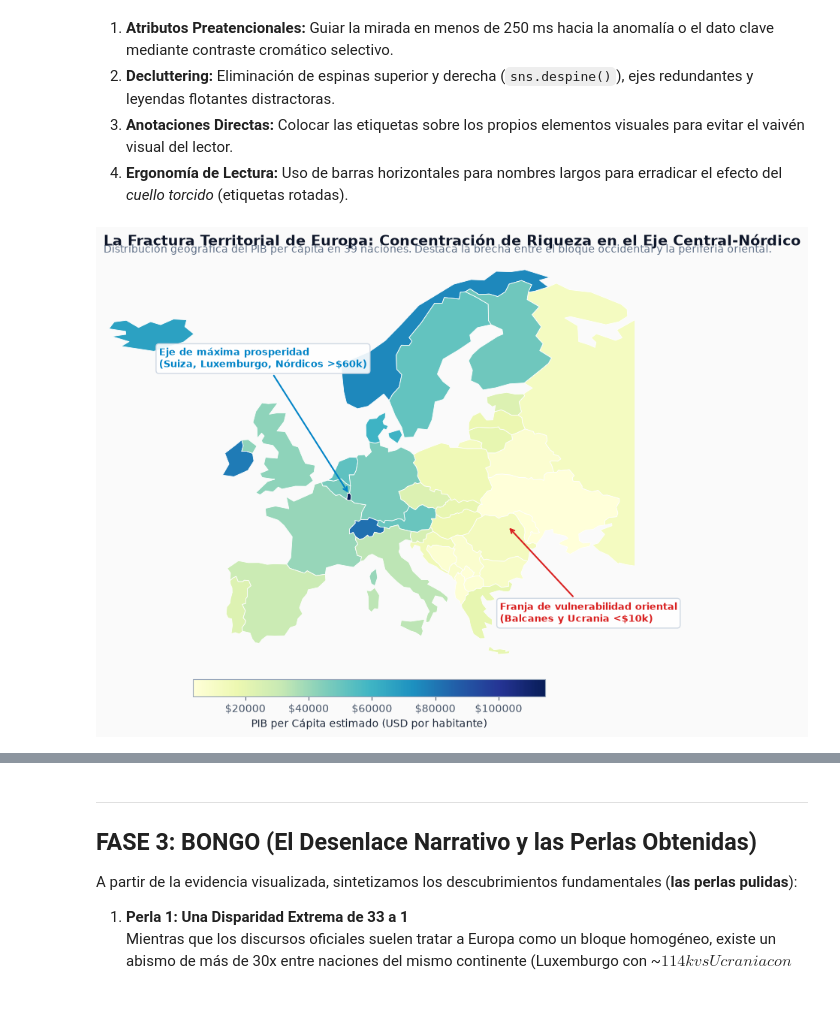
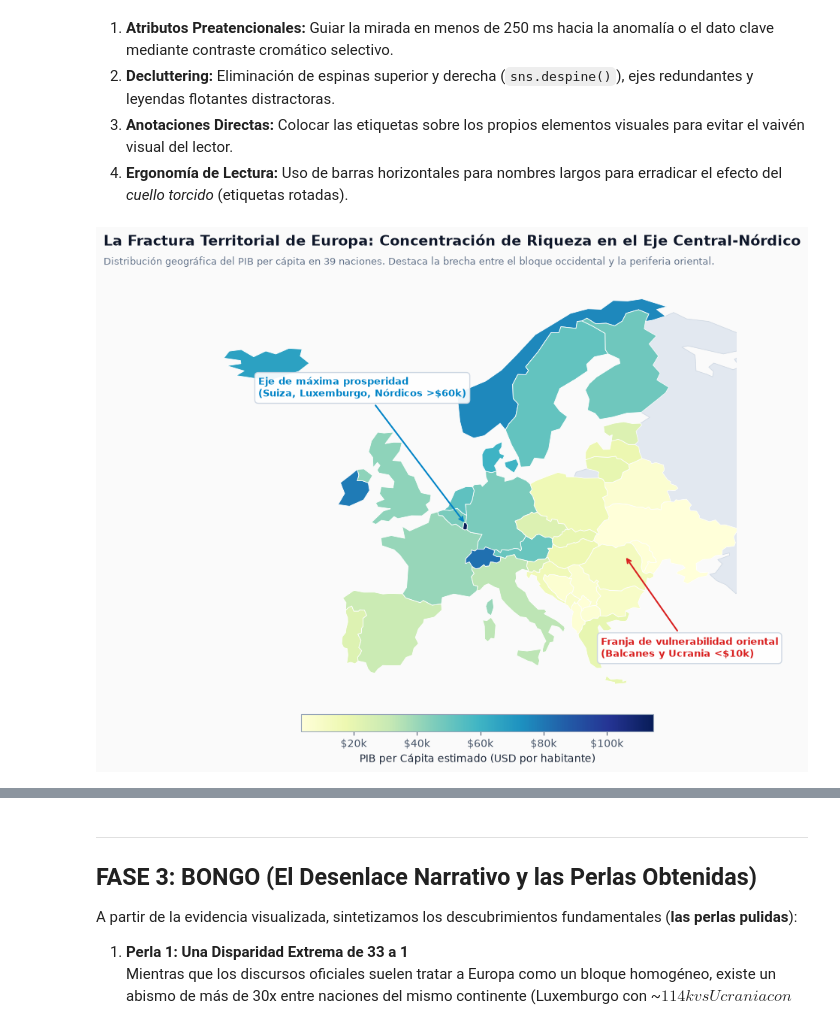
Before and after one commit to javifc67/VAD, a Jupyter notebook: DemoDay1/analisis_socioeconomico_europa.ipynb, the cells around one changed output, grey strips where cells are left out. Cells and saved outputs as stored; diff of their text form; code cells hidden in the pictures.

```diff
--- a/DemoDay1/analisis_socioeconomico_europa.ipynb
+++ b/DemoDay1/analisis_socioeconomico_europa.ipynb
@@ -96,9 +96,13 @@ En esta fase presentamos **cuatro visualizaciones estáticas explicativas**, dis
 # ==============================================================================
 fig, ax = plt.subplots(figsize=(11, 8.5), facecolor='#FAFAFA')
 ax.set_facecolor('#FAFAFA')
+fig.subplots_adjust(top=0.88, bottom=0.1)
 
-# Trazado coroplético con escala secuencial perceptualmente uniforme
-gdf.plot(
+# Trazar mapa: Rusia en gris neutro de fondo para no distorsionar la escala continental
+paises_mapa = gdf[gdf['name'] != 'Russia'].copy()
+gdf[gdf['name'] == 'Russia'].plot(ax=ax, color='#E2E8F0', edgecolor='#CBD5E1', linewidth=0.5)
+
+paises_mapa.plot(
     column='gdp_per_capita',
     ax=ax,
     cmap='YlGnBu',
@@ -109,64 +113,49 @@ gdf.plot(
         'label': 'PIB per Cápita estimado (USD por habitante)',
         'orientation': 'horizontal',
         'shrink': 0.55,
-        'pad': 0.03,
-        'format': '$%.0f'
+        'pad': 0.04,
+        'format': ticker.FuncFormatter(lambda x, pos: f'${int(x/1000)}k')
     }
 )
 
-# Encuadre espacial europeo óptimo (evitando distorsión de colonias de ultramar)
-ax.set_xlim(-25, 42)
+ax.set_xlim(-25, 40)
 ax.set_ylim(34, 72)
-
-# Eliminación total del ruido periférico (ejes y coordenadas)
 ax.set_axis_off()
 
-# Título y subtítulo explicativos (Storytelling jerárquico)
-plt.title(
-    'La Fractura Territorial de Europa: Concentración de Riqueza en el Eje Central-Nórdico',
-    loc='left',
-    fontsize=14,
-    fontweight='bold',
-    color='#0F172A',
-    pad=15
-)
-ax.text(
-    -25, 72.8,
-    'Distribución geográfica del PIB per cápita en 39 naciones. Destaca la brecha entre el bloque occidental y la periferia oriental.',
-    fontsize=10,
-    color='#64748B',
-    ha='left'
-)
+# Título y subtítulo con espacio limpio garantizado
+fig.text(0.06, 0.95, 'La Fractura Territorial de Europa: Concentración de Riqueza en el Eje Central-Nórdico',
+         fontsize=13.5, fontweight='bold', color='#0F172A', ha='left')
+fig.text(0.06, 0.92, 'Distribución geográfica del PIB per cápita en 39 naciones. Destaca la brecha entre el bloque occidental y la periferia oriental.',
+         fontsize=9.5, color='#64748B', ha='left')
 
-# Anotaciones estratégicas directas sobre el mapa
+# Anotaciones estratégicas directas
 ax.annotate(
     'Eje de máxima prosperidad\n(Suiza, Luxemburgo, Nórdicos >$60k)',
     xy=(6, 50),
-    xytext=(-18, 62),
+    xytext=(-20, 62),
     arrowprops=dict(facecolor='#0284C7', edgecolor='#0284C7', arrowstyle='->', lw=1.5),
     fontsize=9.5,
     fontweight='bold',
     color='#0284C7',
-    bbox=dict(boxstyle='round,pad=0.3', facecolor='#FFFFFF', edgecolor='#CBD5E1', alpha=0.9)
+    bbox=dict(boxstyle='round,pad=0.35', facecolor='#FFFFFF', edgecolor='#CBD5E1', alpha=0.92)
 )
 
 ax.annotate(
     'Franja de vulnerabilidad oriental\n(Balcanes y Ucrania <$10k)',
     xy=(26, 47),
-    xytext=(25, 38),
+    xytext=(23, 37.5),
     arrowprops=dict(facecolor='#D92121', edgecolor='#D92121', arrowstyle='->', lw=1.5),
     fontsize=9.5,
     fontweight='bold',
     color='#D92121',
-    bbox=dict(boxstyle='round,pad=0.3', facecolor='#FFFFFF', edgecolor='#CBD5E1', alpha=0.9)
+    bbox=dict(boxstyle='round,pad=0.35', facecolor='#FFFFFF', edgecolor='#CBD5E1', alpha=0.92)
 )
 
-# Exportación de alta resolución
 plt.savefig('figuras/grafico_1_mapa_europa.png', dpi=300, bbox_inches='tight')
 plt.savefig('figuras/grafico_1_mapa_europa.pdf', bbox_inches='tight')
 plt.show()
 # %% [output]
-[figure, old version]
+[figure, new version]
 # %%
 # ==============================================================================
 # GRÁFICO 2: LA BRECHA DE LOS EXTREMOS - BARRAS HORIZONTALES CON ACENTO PREATENCIONAL
```
Also changed, not shown: parts of 3 cells of this notebook, 9 other files.
